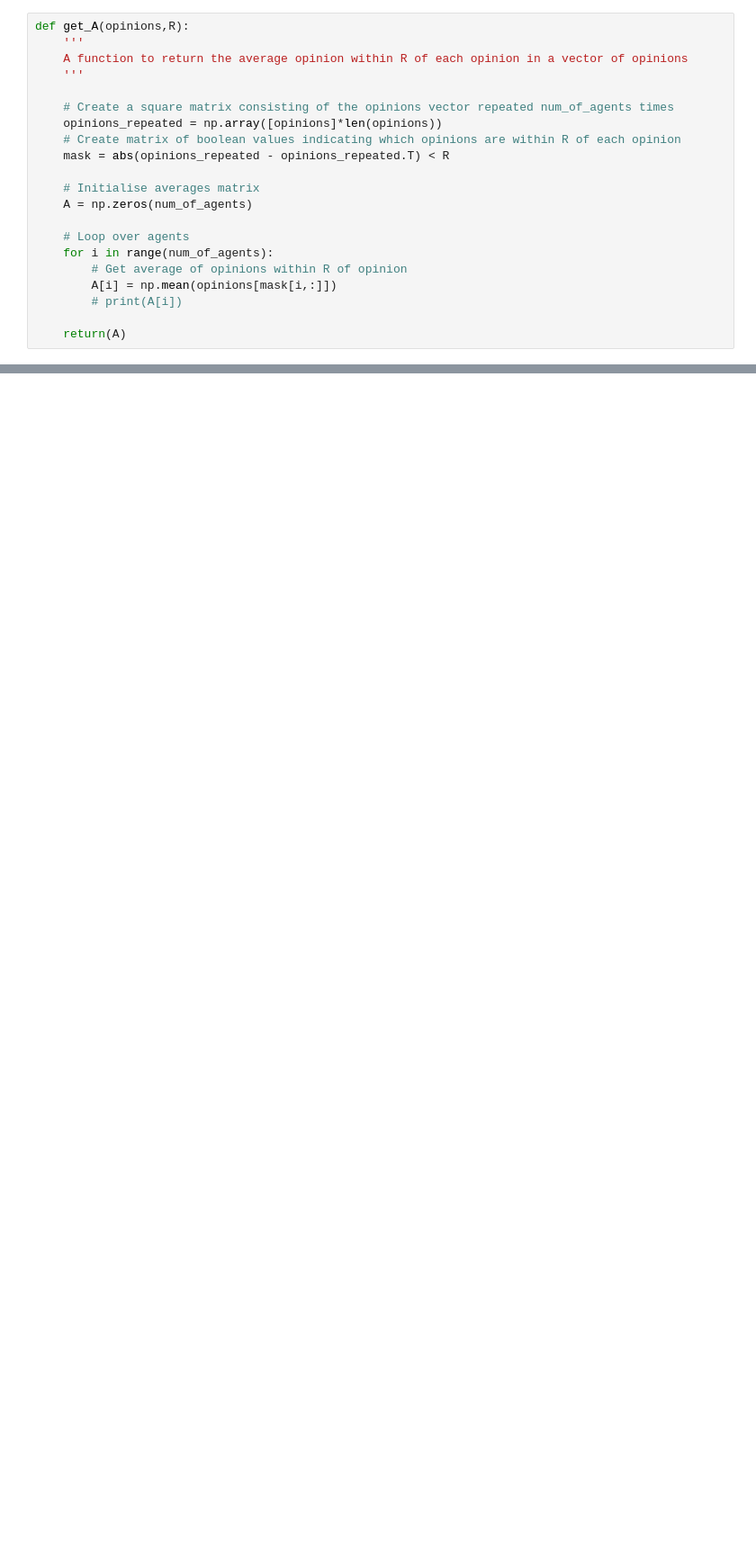
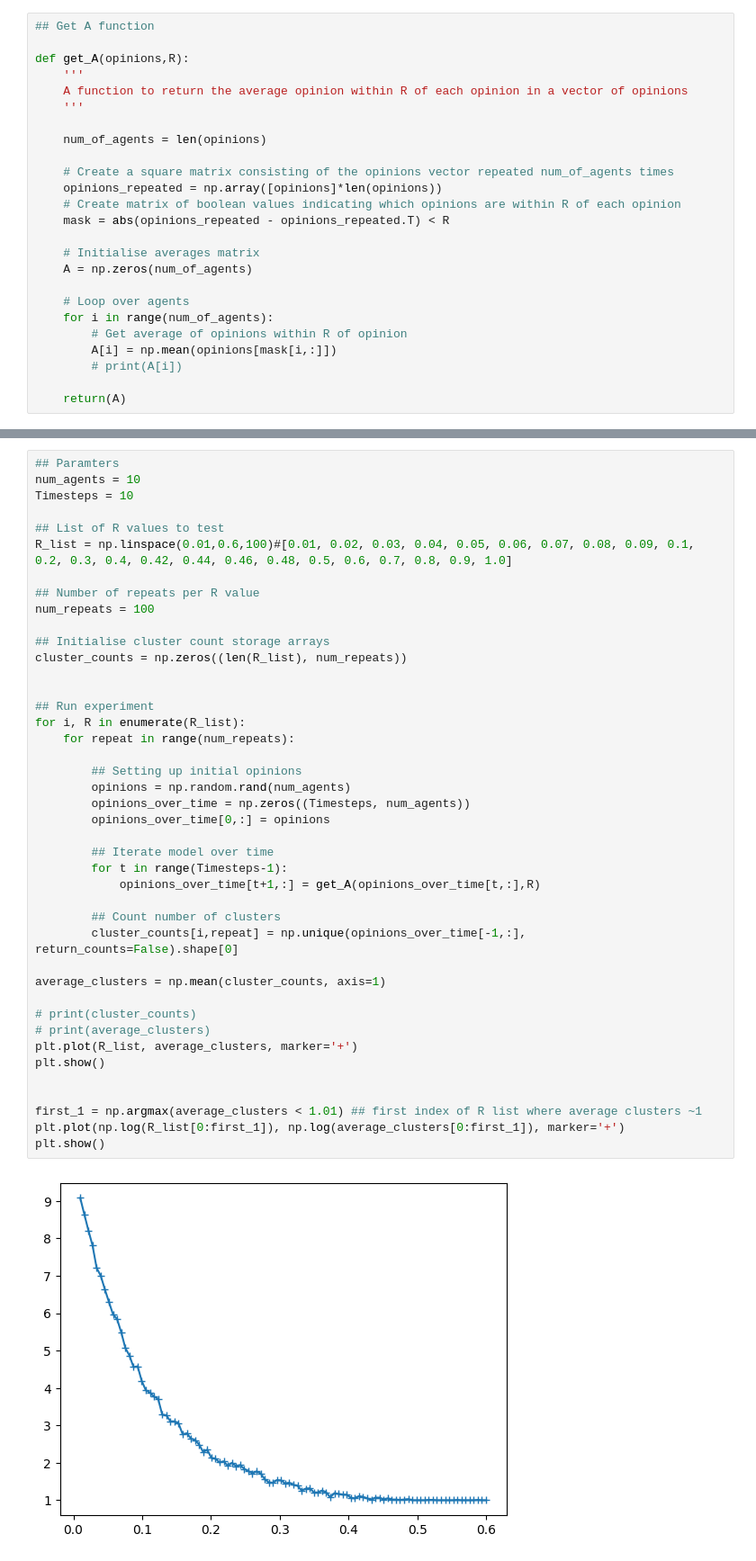
Before and after one commit to ardenpalme/IndMathProj2, a Jupyter notebook: Numerical_Soln.ipynb, the cells around one changed output, grey strips where cells are left out. Shown at 90% size. Cells and saved outputs as stored; diff of their text form; blank space fills up the shorter version.

Commit message:
R value experiments, correlation model, minor get_A eedit, 2D plots, tidying up

```diff
--- a/Numerical_Soln.ipynb
+++ b/Numerical_Soln.ipynb
@@ -11,8 +7,12 @@ opinions = np.random.rand(num_of_agents) # init all agents to [0,1]
 # %%
+## Get A function
+
 def get_A(opinions,R):
     '''
     A function to return the average opinion within R of each opinion in a vector of opinions
     '''
+
+    num_of_agents = len(opinions)
 
     # Create a square matrix consisting of the opinions vector repeated num_of_agents times
     opinions_repeated = np.array([opinions]*len(opinions))
@@ -78,0 +95,44 @@ plt.show()
+# %%
+## Paramters
+num_agents = 10
+Timesteps = 10
+
+## List of R values to test
+R_list = np.linspace(0.01,0.6,100)#[0.01, 0.02, 0.03, 0.04, 0.05, 0.06, 0.07, 0.08, 0.09, 0.1, 0.2, 0.3, 0.4, 0.42, 0.44, 0.46, 0.48, 0.5, 0.6, 0.7, 0.8, 0.9, 1.0]
+
+## Number of repeats per R value
+num_repeats = 100
+
+## Initialise cluster count storage arrays
+cluster_counts = np.zeros((len(R_list), num_repeats))
+
+
+## Run experiment
+for i, R in enumerate(R_list):
+    for repeat in range(num_repeats):
+
+        ## Setting up initial opinions
+        opinions = np.random.rand(num_agents)
+        opinions_over_time = np.zeros((Timesteps, num_agents))
+        opinions_over_time[0,:] = opinions
+
+        ## Iterate model over time
+        for t in range(Timesteps-1):
+            opinions_over_time[t+1,:] = get_A(opinions_over_time[t,:],R)
+
+        ## Count number of clusters
+        cluster_counts[i,repeat] = np.unique(opinions_over_time[-1,:], return_counts=False).shape[0]
+
+average_clusters = np.mean(cluster_counts, axis=1)
+
+# print(cluster_counts)
+# print(average_clusters)
+plt.plot(R_list, average_clusters, marker='+')
+plt.show()
+
+
+first_1 = np.argmax(average_clusters < 1.01) ## first index of R list where average clusters ~1
+plt.plot(np.log(R_list[0:first_1]), np.log(average_clusters[0:first_1]), marker='+')
+plt.show()
+# %% [output]
+[figure, added]
```
Also changed, not shown: parts of 9 cells of this notebook, 4 other files.
